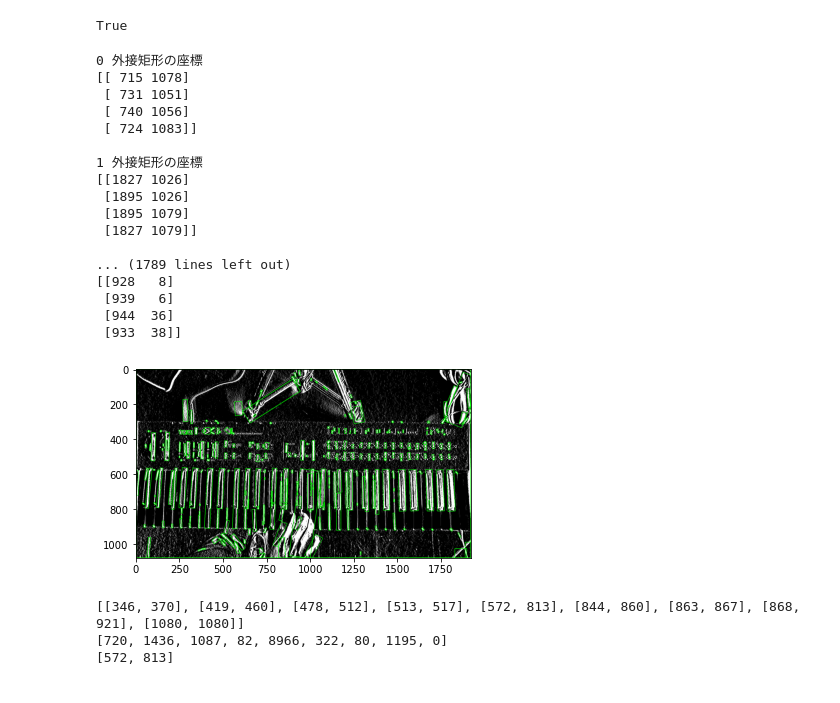
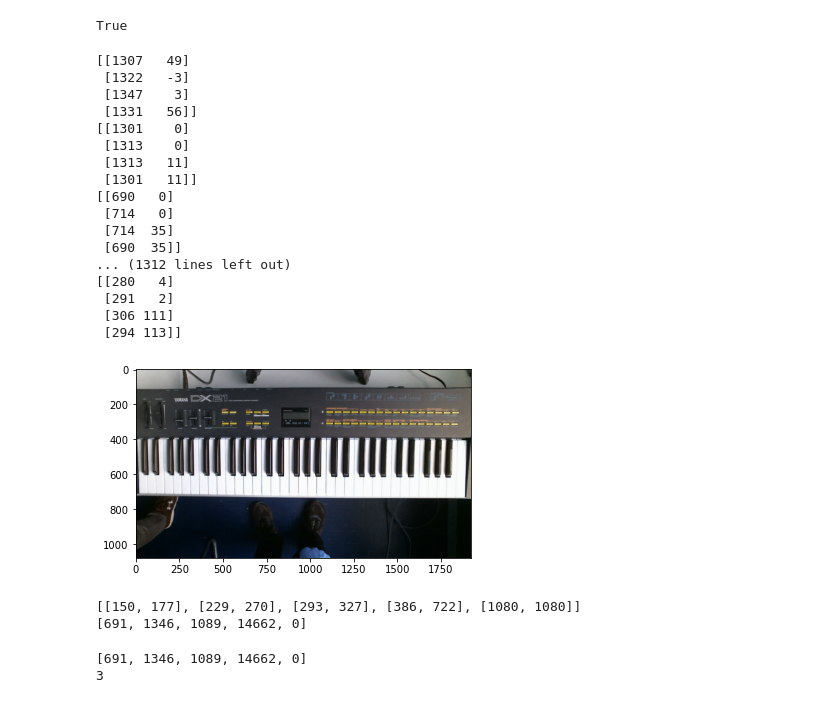
Before and after one commit to rasseimu/kakenkeyboard, a Jupyter notebook: keyboard/next.ipynb, the cells around one changed output. Drawn from its saved outputs; the diff is of its cells as text; code cells hidden in the pictures.

```diff
--- a/keyboard/next.ipynb
+++ b/keyboard/next.ipynb
@@ -52,51 +56,52 @@ contours, hierarchy = cv2.findContours(img_binary, cv2.RETR_TREE, cv2.CHAIN_APPR
 # %%
 # 小さい輪郭は誤検出として削除する
 contours = list(filter(lambda y: cv2.contourArea(y) > 50, contours))
 
 ylen=[]
 
 ID=0
 for i in contours:
     y=[]
     rect = cv2.minAreaRect(i)
     box = cv2.boxPoints(rect)
     box = np.int0(box)
-    img = cv2.drawContours(im_out,[box],0,(0,255,0),2)
+    #img = cv2.drawContours(im_out,[box],0,(0,255,0),2)
     #cv2.imwrite("./after/gaisetu"+str(ID)+".jpg",img)
     plt.imshow(img)
 
     # 外接矩形の座標、回転角の表示
-    print(str(ID),'外接矩形の座標')
-    print(box,"\n")
+    #print(str(ID),'外接矩形の座標')
+    #print(box,"\n")
     #print('回転角:')
     #print(rect[2])
 
 
     #各輪郭の左端、右端を取得
-    for  r in box:
+    for r in box:
         y+=[r[1]]
-
-    ylen+=[[max(min(y),0),min(max(y),1080)]]
+    print(box)
+    #print(y)
+    ylen+=[[max(np.amin(y),0),min(np.amax(y),1080)]]
     ID+=1
 # %% [output]
-0 外接矩形の座標
-[[ 715 1078]
- [ 731 1051]
- [ 740 1056]
- [ 724 1083]]
-
-1 外接矩形の座標
-[[1827 1026]
- [1895 1026]
- [1895 1079]
- [1827 1079]]
-
-... (1789 lines left out)
-[[928   8]
- [939   6]
- [944  36]
- [933  38]]
+[[1307   49]
+ [1322   -3]
+ [1347    3]
+ [1331   56]]
+[[1301    0]
+ [1313    0]
+ [1313   11]
+ [1301   11]]
+[[690   0]
+ [714   0]
+ [714  35]
+ [690  35]]
+... (1312 lines left out)
+[[280   4]
+ [291   2]
+ [306 111]
+ [294 113]]
-[figure, old version]
+[figure, new version]
 # %%
 hst=[0]*1080
 i=0
@@ -114,10 +119,10 @@ menseki=[]
 ykenban=[]
 while i<1080:
     sekibun=0
-    while hst[i]<20 and hst[i]!=-1:
+    while hst[i] < 20 and hst[i] != -1:
         i+=1
     ystart=i
-    while hst[i]>=20 and hst[i]!=-1:
+    while hst[i] >= 20 and hst[i] != -1:
         sekibun+=hst[i]
         i+=1
     yend=i
@@ -125,12 +130,18 @@ while i<1080:
     menseki+=[sekibun]
 print(ykenban)
 print(menseki)
-ind=menseki.index(max(menseki))
-print(ykenban[ind])
+
+
+ind=np.argmax(menseki)
 # %% [output]
-[[346, 370], [419, 460], [478, 512], [513, 517], [572, 813], [844, 860], [863, 867], [868, 921], [1080, 1080]]
-[720, 1436, 1087, 82, 8966, 322, 80, 1195, 0]
-[572, 813]
+[[150, 177], [229, 270], [293, 327], [386, 722], [1080, 1080]]
+[691, 1346, 1089, 14662, 0]
+# %%
+print(menseki)
+print(np.argmax(menseki))
+# %% [output]
+[691, 1346, 1089, 14662, 0]
+3
 # %%
 # マスク用単一色画像を作成
 
```
Also changed, not shown: parts of 35 cells of this notebook, 1 other file.
